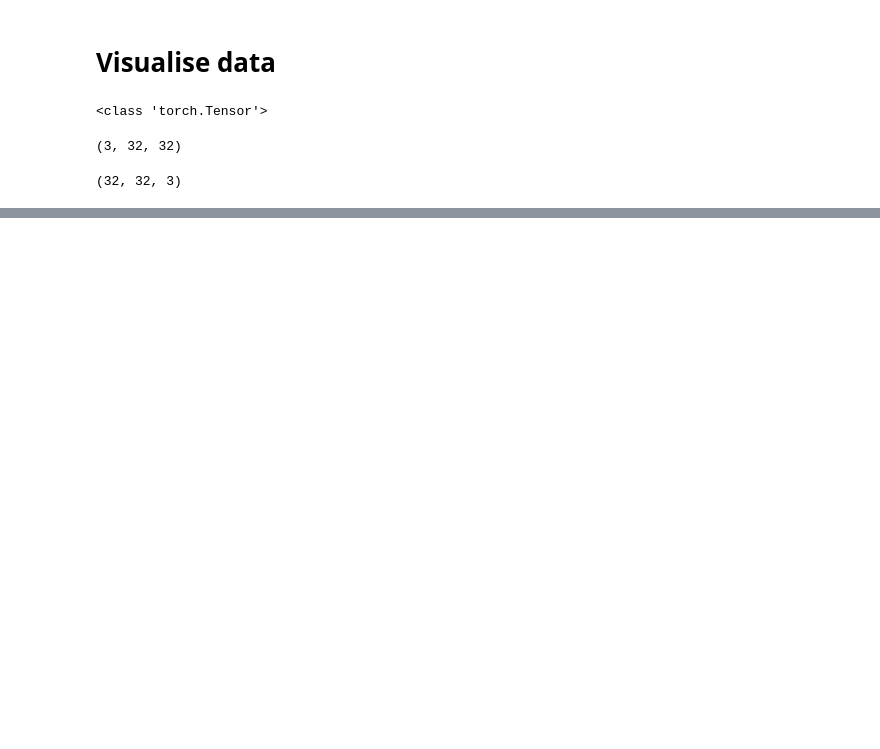
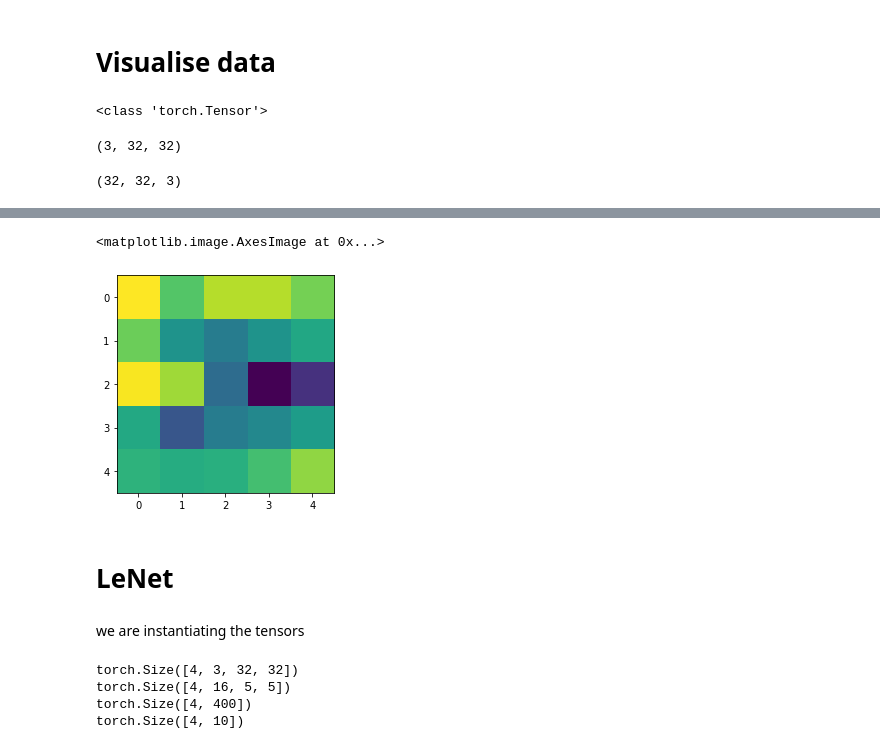
Before and after one commit to Arpitkamal/Deep-Learning--108--Convolutional-Neural-Netwokr, a Jupyter notebook: PyTorchCNN.ipynb, the cells around one changed output, grey strips where cells are left out. Drawn from its saved outputs; the diff is of its cells as text; code cells hidden in the pictures; blank space fills up the shorter version.

```diff
--- a/PyTorchCNN.ipynb
+++ b/PyTorchCNN.ipynb
@@ -78,0 +148,14 @@ ship dog plane cat
+# %%
+class FirstCNN_v3(nn.Module):
+  def __init__(self):
+    super(FirstCNN_v3, self).__init__()
+    self.model = nn.Sequential(
+        nn.Conv2d(3, 6, 5), # (N, 3, 32, 32) -> (N, 6, 28, 28)
+        nn.AvgPool2d(2, stride=2), #(N, 6, 28, 28) -> (N, 6, 14, 14)
+        nn.Conv2d(6, 16, 5), # (N, 6, 14, 14) -> (N, 16, 10, 10)
+        nn.AvgPool2d(2, stride=2) #(N, 16, 10, 10) -> (N, 16, 5, 5)
+    )
+
+  def forward(self, x):
+    x = self.model(x)
+    return x
@@ -78,0 +168,9 @@ ship dog plane cat
+# %%
+plt.imshow(out[0, 0, :,:].detach().numpy())
+# %% [output]
+<matplotlib.image.AxesImage at 0x...>
+[figure, added]
+# %% [markdown]
+# LeNet
+# %% [markdown]
+we are instantiating the tensors
@@ -78,0 +206,8 @@ ship dog plane cat
+# %%
+net = LeNet()
+out = net(images)
+# %% [output]
+torch.Size([4, 3, 32, 32])
+torch.Size([4, 16, 5, 5])
+torch.Size([4, 400])
+torch.Size([4, 10])
```
Also changed, not shown: parts of 36 cells of this notebook.
